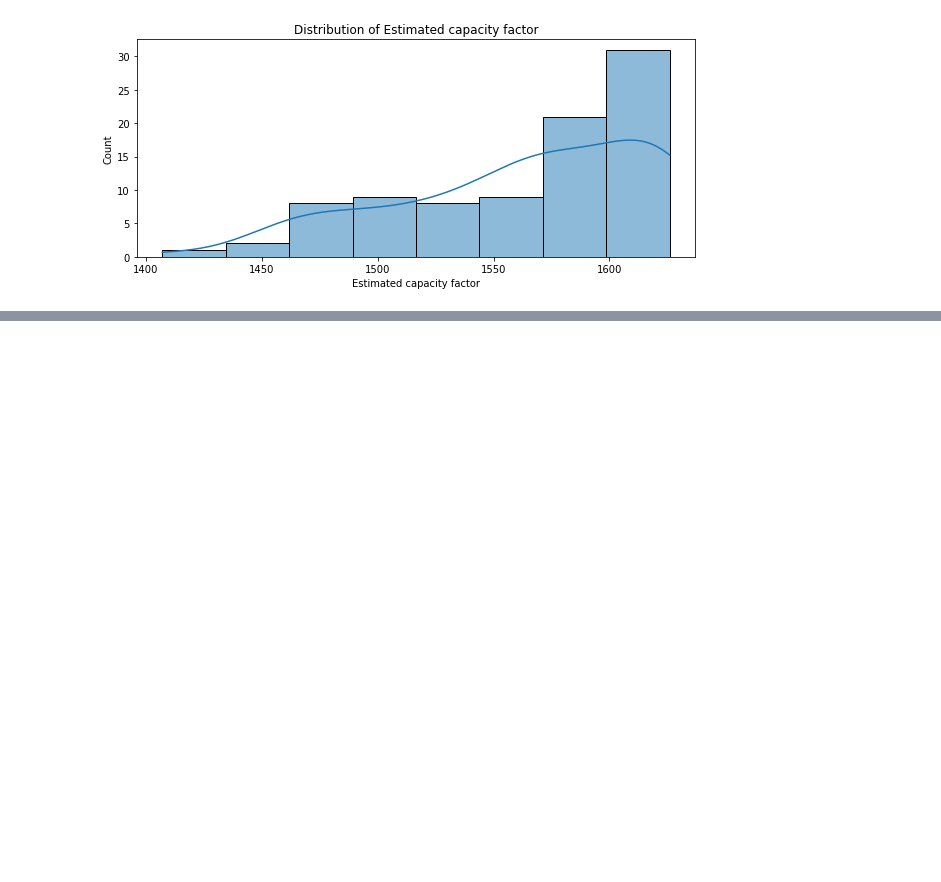
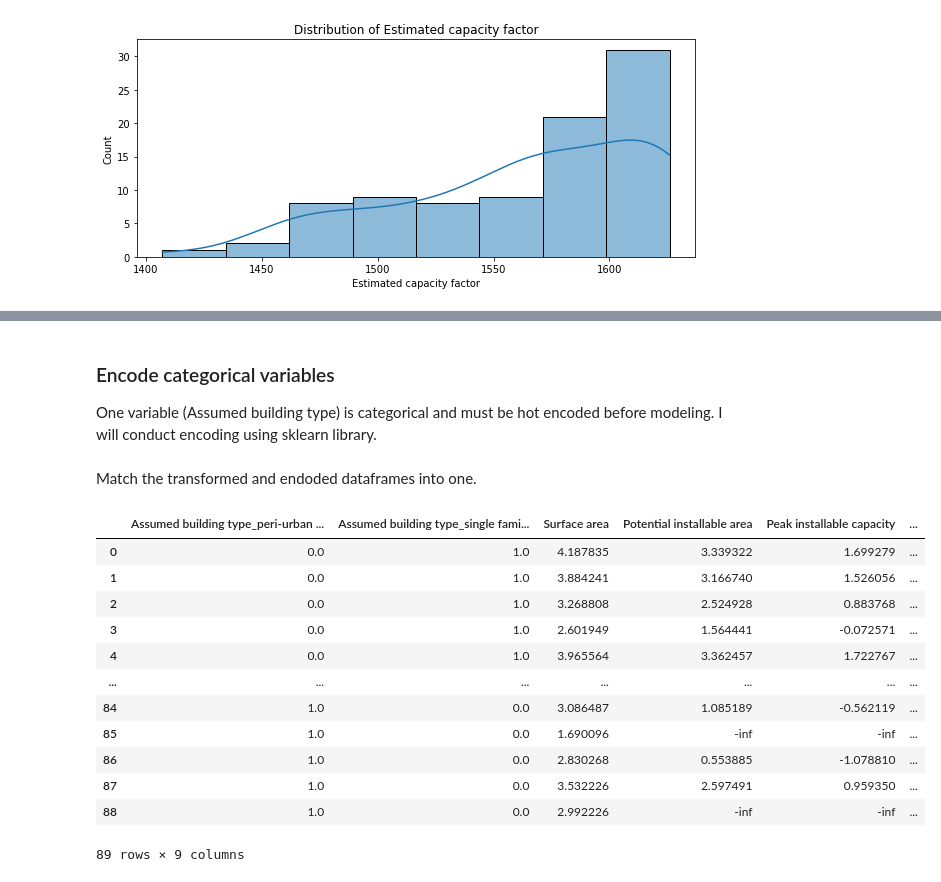
Before and after one commit to James-Kosgei/Phase3..Prjct88, a Jupyter notebook: index.ipynb, the cells around one changed output, grey strips where cells are left out. Drawn from its saved outputs; the diff is of its cells as text; code cells hidden in the pictures; blank space fills up the shorter version.

Commit message:
Cleaning and preprocessing done successfully

```diff
--- a/index.ipynb
+++ b/index.ipynb
@@ -296,0 +306,4 @@ From the observations above, some of the faetures have a skewed distribution whi
+# %%
+# log transform the features
+log_transformed_data1 = np.log(np.abs(data1.drop(["Assumed building type"], axis=1)))
+log_transformed_data1.reset_index(drop=True, inplace=True)
@@ -296,0 +320,31 @@ From the observations above, some of the faetures have a skewed distribution whi
+# %% [markdown]
+### Encode categorical variables
+One variable (Assumed building type) is categorical and must be hot encoded before modeling. I will conduct encoding using sklearn library.
+# %%
+# import the library
+from sklearn.preprocessing import OneHotEncoder
+# instantiate the encoder
+encoder = OneHotEncoder(sparse=False)
+encoded =encoder.fit_transform(data1[["Assumed building type"]])
+encoded_data1 = pd.DataFrame(encoded, columns=encoder.get_feature_names_out(['Assumed building type']))
+
+encoded_data1.reset_index(drop=True, inplace=True)
+# %% [markdown]
+Match the transformed and endoded dataframes into one.
+# %%
+data2 = pd.concat([encoded_data1, log_transformed_data1], axis=1)
+data2
+# %% [output]
+|  | Assumed building type_peri-urban ... | Assumed building type_single fami... | Surface area | Potential installable area | Peak installable capacity | ... |
+| 0 | 0.0 | 1.0 | 4.187835 | 3.339322 | 1.699279 | ... |
+| 1 | 0.0 | 1.0 | 3.884241 | 3.166740 | 1.526056 | ... |
+| 2 | 0.0 | 1.0 | 3.268808 | 2.524928 | 0.883768 | ... |
+| 3 | 0.0 | 1.0 | 2.601949 | 1.564441 | -0.072571 | ... |
+| 4 | 0.0 | 1.0 | 3.965564 | 3.362457 | 1.722767 | ... |
+| ... | ... | ... | ... | ... | ... | ... |
+| 84 | 1.0 | 0.0 | 3.086487 | 1.085189 | -0.562119 | ... |
+| 85 | 1.0 | 0.0 | 1.690096 | -inf | -inf | ... |
+| 86 | 1.0 | 0.0 | 2.830268 | 0.553885 | -1.078810 | ... |
+| 87 | 1.0 | 0.0 | 3.532226 | 2.597491 | 0.959350 | ... |
+| 88 | 1.0 | 0.0 | 2.992226 | -inf | -inf | ... |
+89 rows × 9 columns
```
Also changed, not shown: parts of 11 cells of this notebook.
